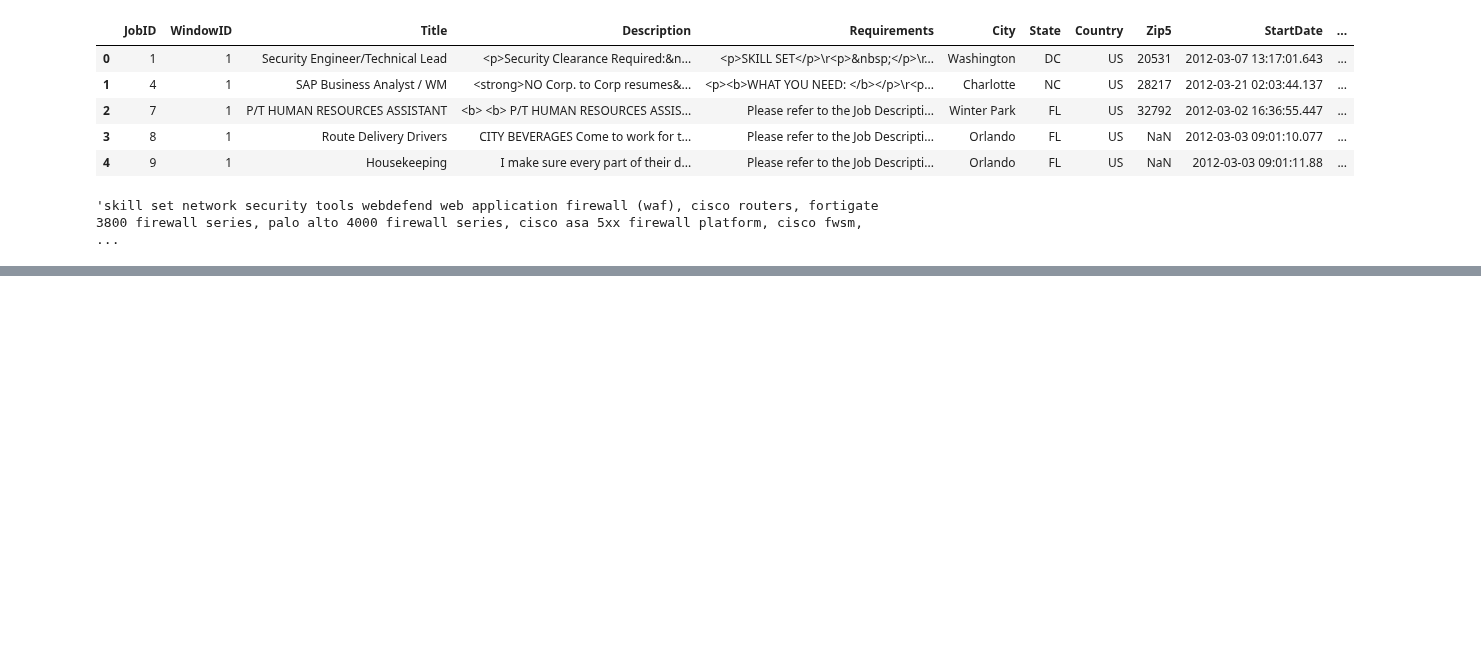
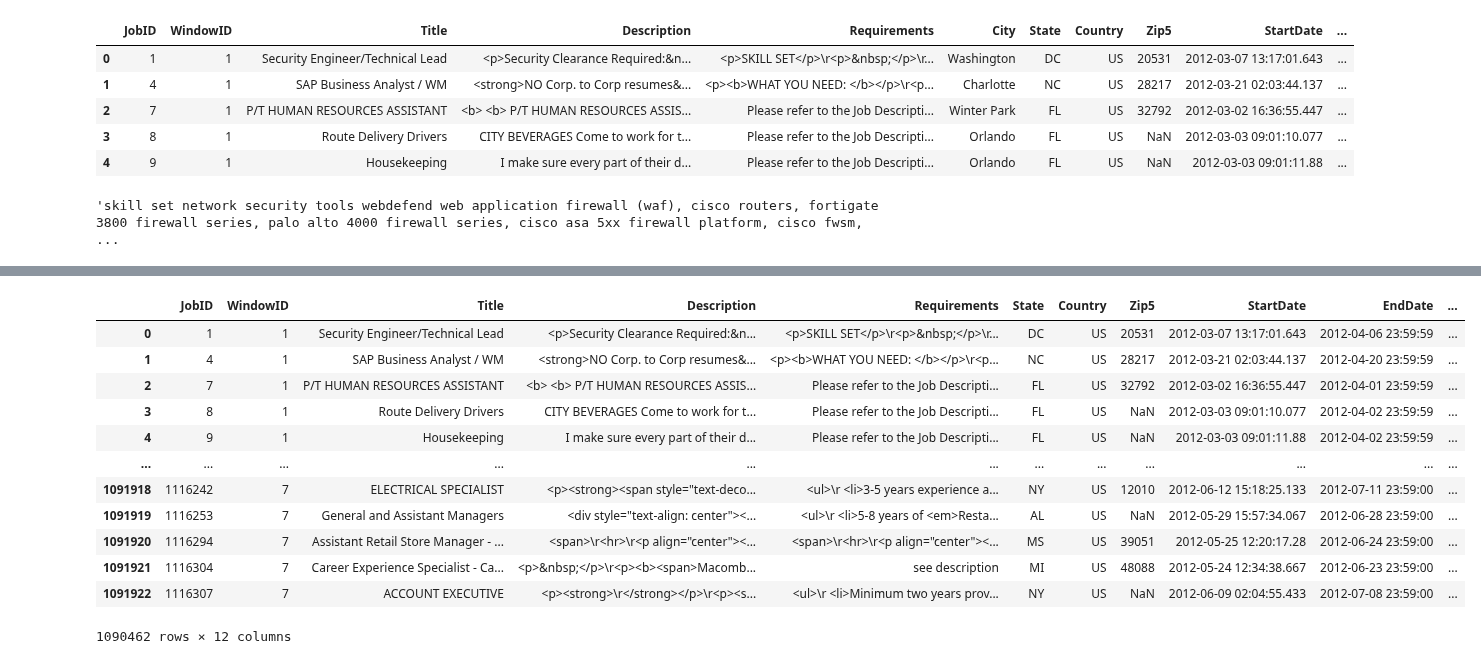
Before and after one commit to pi-sharan/JobHunter, a Jupyter notebook: Backend Algos/preprocess.ipynb, the cells around one changed output, grey strips where cells are left out. Drawn from its saved outputs; the diff is of its cells as text; code cells hidden in the pictures; blank space fills up the shorter version.

Commit message:
More filtering on the jobs front. Now need to ensure that the columns in other dataframes (such as apps.tsv) which are pointing to the removed jobs from this dataset are also invalidated.

```diff
--- a/Backend Algos/preprocess.ipynb
+++ b/Backend Algos/preprocess.ipynb
@@ -115,0 +154,17 @@ jobs.at[0, 'ReqCleaned']
+# %%
+jobs = jobs.loc[jobs['Country']=='US']
+jobs.drop(columns=['City'])
+# %% [output]
+|  | JobID | WindowID | Title | Description | Requirements | State | Country | Zip5 | StartDate | EndDate | ... |
+| 0 | 1 | 1 | Security Engineer/Technical Lead | <p>Security Clearance Required:&n... | <p>SKILL SET</p>\r<p>&nbsp;</p>\r... | DC | US | 20531 | 2012-03-07 13:17:01.643 | 2012-04-06 23:59:59 | ... |
+| 1 | 4 | 1 | SAP Business Analyst / WM | <strong>NO Corp. to Corp resumes&... | <p><b>WHAT YOU NEED: </b></p>\r<p... | NC | US | 28217 | 2012-03-21 02:03:44.137 | 2012-04-20 23:59:59 | ... |
+| 2 | 7 | 1 | P/T HUMAN RESOURCES ASSISTANT | <b> <b> P/T HUMAN RESOURCES ASSIS... | Please refer to the Job Descripti... | FL | US | 32792 | 2012-03-02 16:36:55.447 | 2012-04-01 23:59:59 | ... |
+| 3 | 8 | 1 | Route Delivery Drivers | CITY BEVERAGES Come to work for t... | Please refer to the Job Descripti... | FL | US | NaN | 2012-03-03 09:01:10.077 | 2012-04-02 23:59:59 | ... |
+| 4 | 9 | 1 | Housekeeping | I make sure every part of their d... | Please refer to the Job Descripti... | FL | US | NaN | 2012-03-03 09:01:11.88 | 2012-04-02 23:59:59 | ... |
+| ... | ... | ... | ... | ... | ... | ... | ... | ... | ... | ... | ... |
+| 1091918 | 1116242 | 7 | ELECTRICAL SPECIALIST | <p><strong><span style="text-deco... | <ul>\r <li>3-5 years experience a... | NY | US | 12010 | 2012-06-12 15:18:25.133 | 2012-07-11 23:59:00 | ... |
+| 1091919 | 1116253 | 7 | General and Assistant Managers | <div style="text-align: center"><... | <ul>\r <li>5-8 years of <em>Resta... | AL | US | NaN | 2012-05-29 15:57:34.067 | 2012-06-28 23:59:00 | ... |
+| 1091920 | 1116294 | 7 | Assistant Retail Store Manager - ... | <span>\r<hr>\r<p align="center"><... | <span>\r<hr>\r<p align="center"><... | MS | US | 39051 | 2012-05-25 12:20:17.28 | 2012-06-24 23:59:00 | ... |
+| 1091921 | 1116304 | 7 | Career Experience Specialist - Ca... | <p>&nbsp;</p>\r<p><b><span>Macomb... | see description | MI | US | 48088 | 2012-05-24 12:34:38.667 | 2012-06-23 23:59:00 | ... |
+| 1091922 | 1116307 | 7 | ACCOUNT EXECUTIVE | <p><strong>\r</strong></p>\r<p><s... | <ul>\r <li>Minimum two years prov... | NY | US | NaN | 2012-06-09 02:04:55.433 | 2012-07-08 23:59:00 | ... |
+1090462 rows × 12 columns
```
Also changed, not shown: parts of 5 cells of this notebook.
